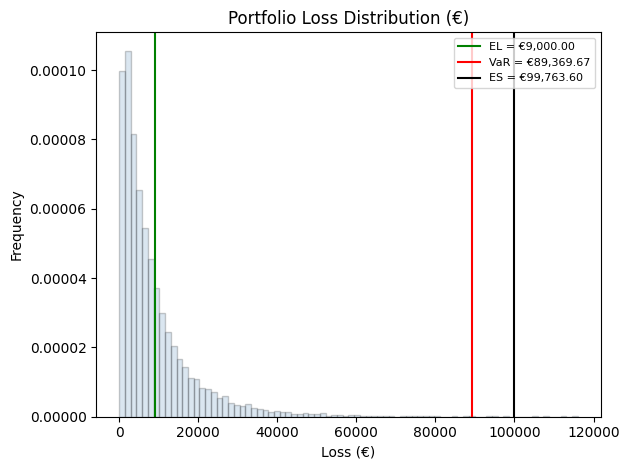
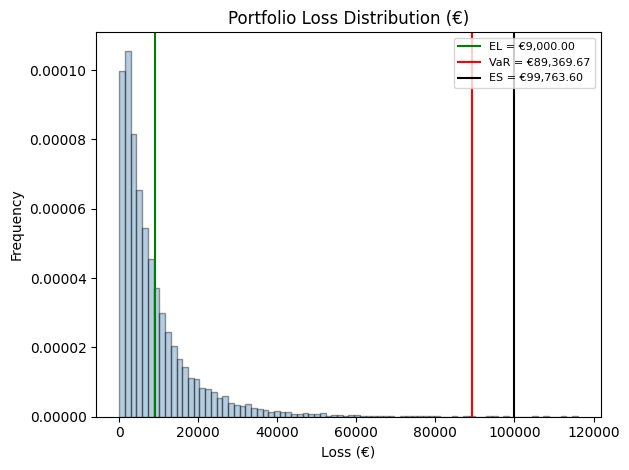
The notebook cell's code change between the first figure and the second:
--- before
+++ after
@@ -43,5 +43,5 @@
 
 # Plotting the portfolio loss 
-plt.hist(all_portfolio_losses, bins=80, color = 'steelblue', edgecolor = 'black', density=True, alpha = 0.20)
+plt.hist(all_portfolio_losses, bins=80, color = 'steelblue', edgecolor = 'black', density=True, alpha = 0.40)
 plt.axvline(expected_loss, color = 'g', label = f'EL = €{expected_loss:,.2f}')
 plt.axvline(VaR, color = 'r', label = f'VaR = €{VaR:,.2f}')

Commit: added maturity adjustment